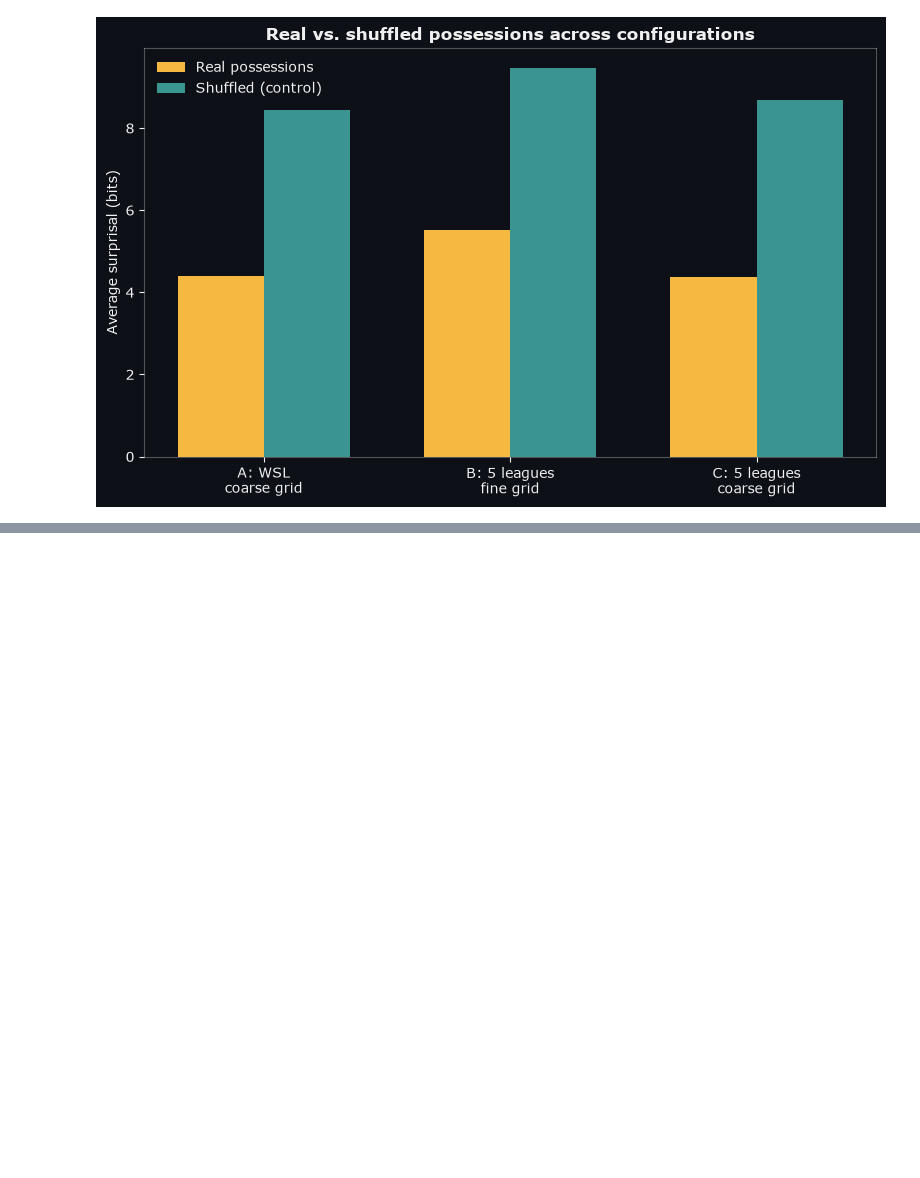
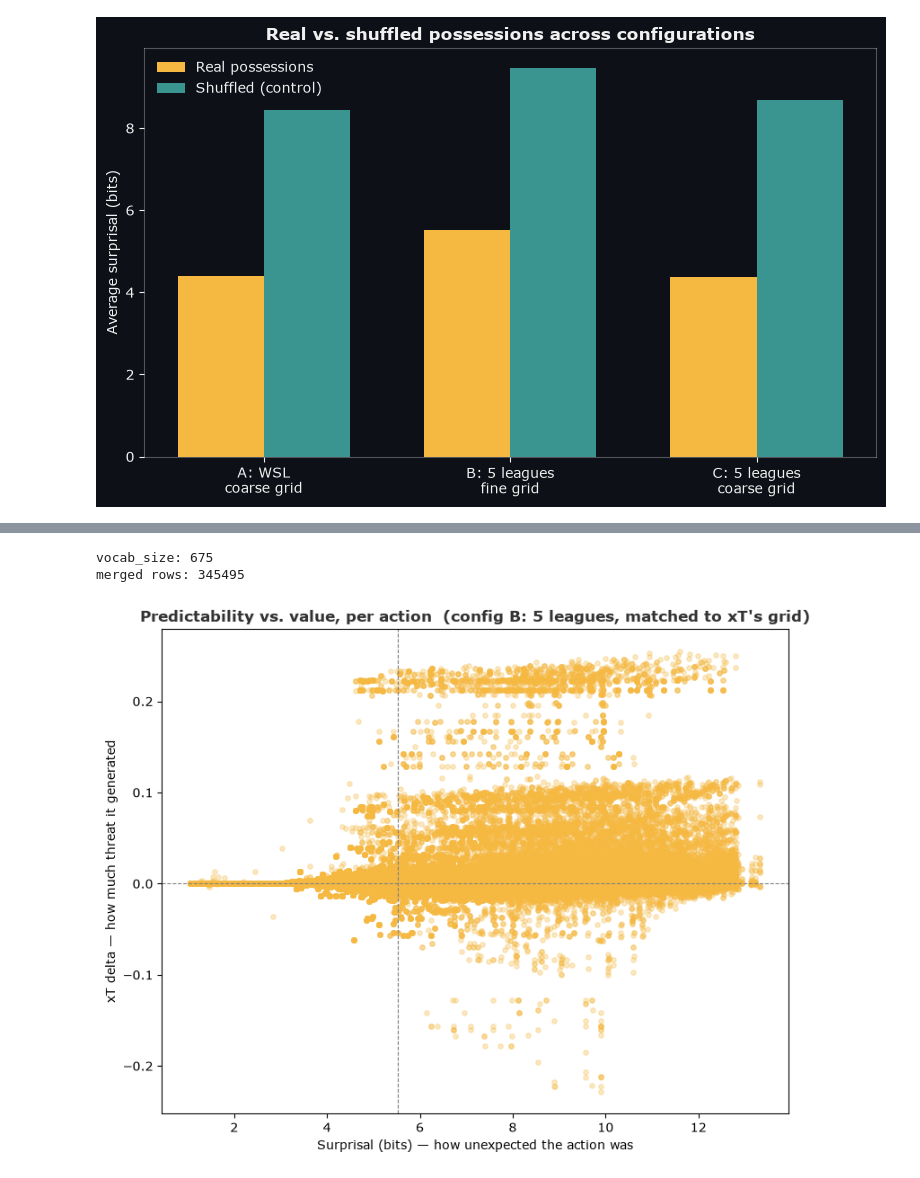
Before and after one commit to Lephim/football-intelligence-copilot, a Jupyter notebook: notebooks/01_exploring_match_data.ipynb, the cells around one changed output, grey strips where cells are left out. Saved outputs shown, nothing was run; the diff lists cells and outputs as text; code cells hidden in the pictures; blank space fills up the shorter version.

```diff
--- a/notebooks/01_exploring_match_data.ipynb
+++ b/notebooks/01_exploring_match_data.ipynb
@@ -1041,0 +1115,51 @@ fig.savefig("perplexity_validation.png", dpi=150, bbox_inches="tight")
+# %%
+import matplotlib.pyplot as plt
+from src.analytics.xt_model import _zone_index
+from src.analytics.sequence_model import compute_action_surprise
+
+model = result_b["model"]
+test_sequences = result_b["test_sequences"]
+tokenized = result_b["tokenized"]
+
+print(f"vocab_size: {model['vocab_size']}")
+
+action_surprise = compute_action_surprise(model, test_sequences)
+
+test_ids = list({match_id for (match_id, _) in test_sequences.keys()})
+tokenized_test = tokenized[tokenized["match_id"].isin(test_ids)].copy()
+tokenized_test["position_in_possession"] = tokenized_test.groupby(["match_id", "possession"]).cumcount() + 1
+
+merged = action_surprise.merge(
+    tokenized_test[[
+        "match_id", "possession", "position_in_possession",
+        "player", "minute", "event_type", "x", "y", "end_x", "end_y",
+    ]],
+    on=["match_id", "possession", "position_in_possession"],
+    how="left",
+)
+
+col_start, row_start = _zone_index(merged["x"].to_numpy(), merged["y"].to_numpy())
+col_end, row_end = _zone_index(
+    merged["end_x"].fillna(merged["x"]).to_numpy(),
+    merged["end_y"].fillna(merged["y"]).to_numpy(),
+)
+merged["xt_start"] = xt_with_turnover[col_start, row_start]
+merged["xt_end"] = xt_with_turnover[col_end, row_end]
+merged["xt_delta"] = merged["xt_end"] - merged["xt_start"]
+
+print(f"merged rows: {len(merged)}")
+
+fig, ax = plt.subplots(figsize=(9, 7))
+ax.scatter(merged["surprise"], merged["xt_delta"], alpha=0.3, s=15, color="#f5b942")
+ax.axhline(0, color="gray", linewidth=0.8, linestyle="--")
+ax.axvline(merged["surprise"].median(), color="gray", linewidth=0.8, linestyle="--")
+
+ax.set_xlabel("Surprisal (bits) — how unexpected the action was")
+ax.set_ylabel("xT delta — how much threat it generated")
+ax.set_title("Predictability vs. value, per action  (config B: 5 leagues, matched to xT's grid)", color="#333", fontsize=12)
+
+fig.savefig("xsurprise_vs_xt_3.png", dpi=150, bbox_inches="tight")
+# %% [output]
+vocab_size: 675
+merged rows: 345495
+[figure, added]
```
Also changed, not shown: parts of 4 cells of this notebook, 1 other file.
